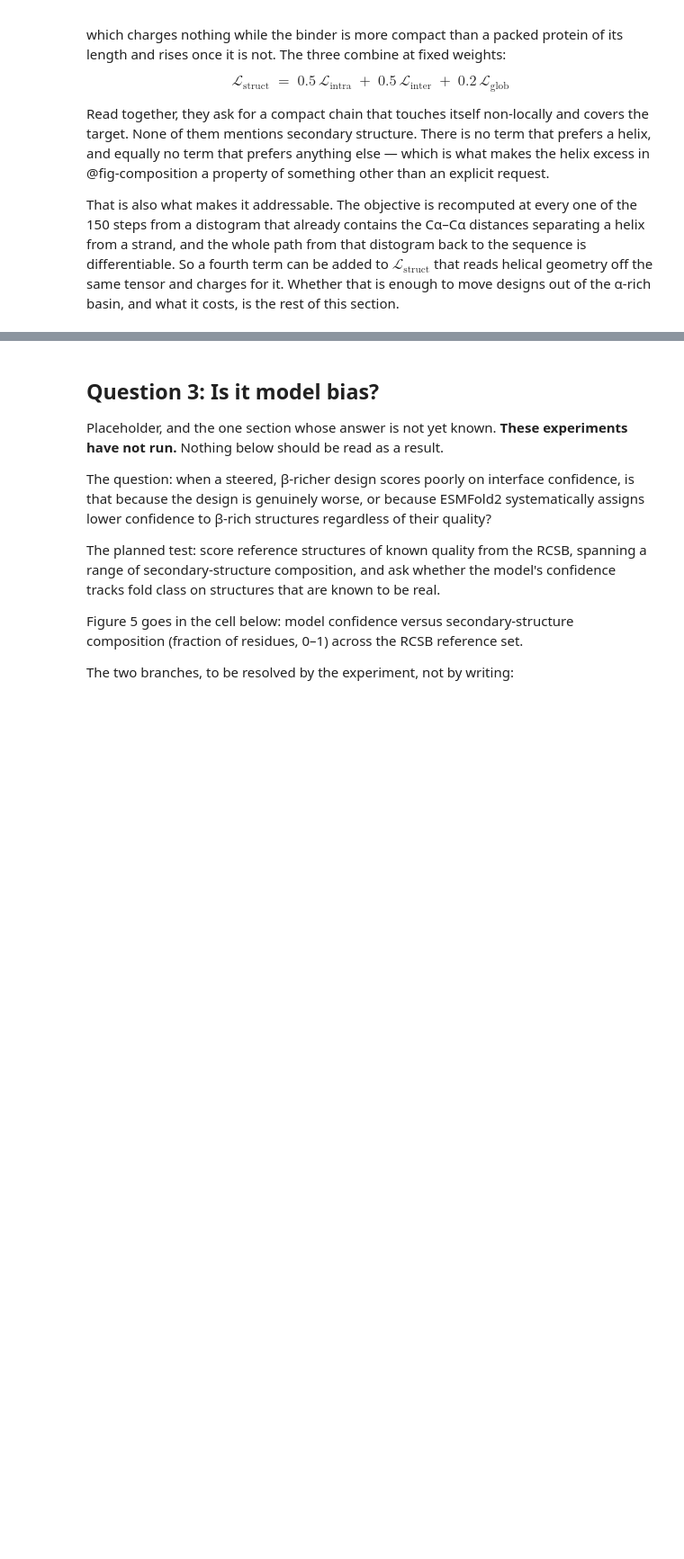
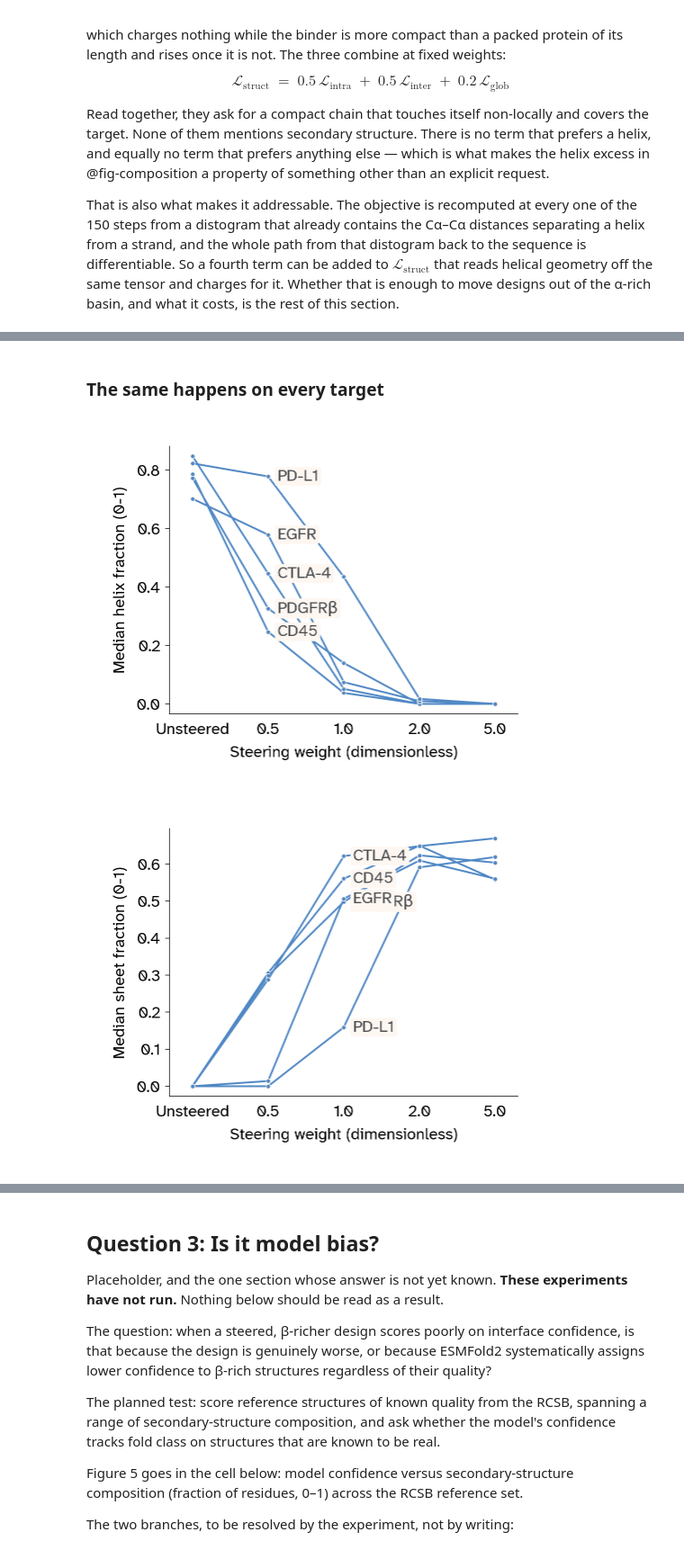
Before and after one commit to Arcadia-Science/esmfold2-secondary-structure-steering, a Jupyter notebook: index.ipynb, the cells around one changed output, grey strips where cells are left out. Shown at 90% size. Saved outputs shown, nothing was run; the diff lists cells and outputs as text; code cells hidden in the pictures; blank space fills up the shorter version.

```diff
--- a/index.ipynb
+++ b/index.ipynb
@@ -356,0 +288,17 @@ for metric in ("iptm", "plddt"):
+# %% [markdown]
+### The same happens on every target
+# %%
+#| label: fig-generality
+#| fig-cap: "Median composition against steering weight, one line per target. Weights are equally spaced rather than proportional, so the axis is a sequence of conditions."
+#| fig-subcap:
+#|   - "Helix"
+#|   - "Beta sheet"
+#| layout-ncol: 2
+#| code-fold: true
+#| code-summary: "Code for Figure 3"
+
+for state in ("helix", "sheet"):
+    figures.scan_lines(steered, TARGET_ORDER, ARMS, state)
+# %% [output]
+[figure, added]
+[figure, added]
```
Also changed, not shown: parts of 31 cells of this notebook, 14 other files.
